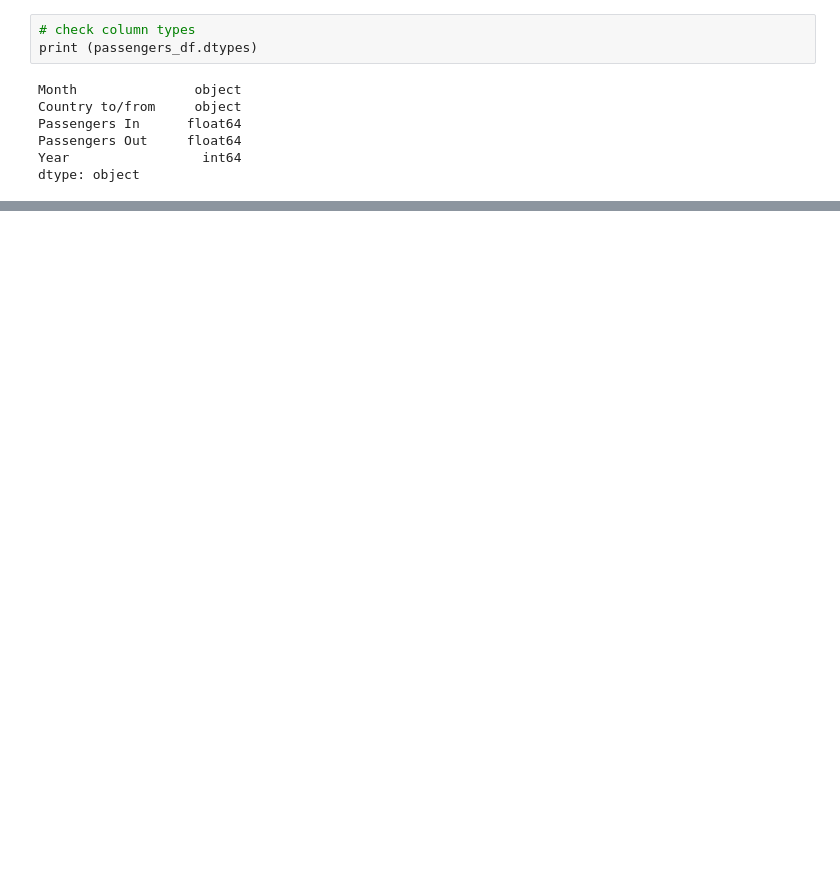
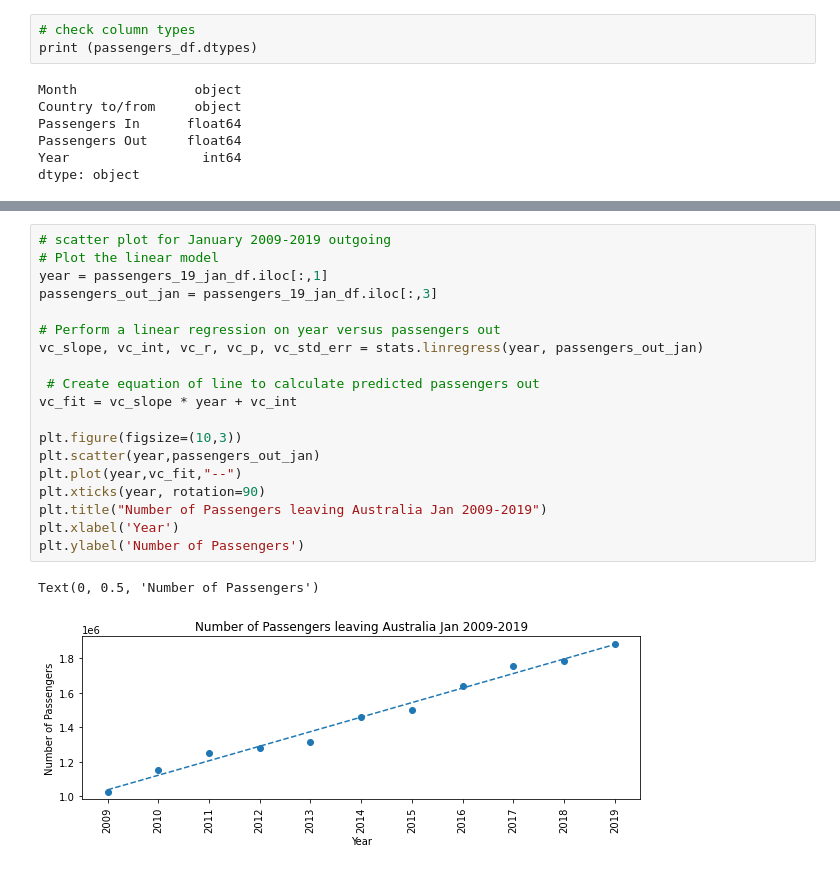
Before and after one commit to dianeyaneza/ebay-espresso, a Jupyter notebook: project_1.ipynb, the cells around one changed output, grey strips where cells are left out. Cells and saved outputs as stored; diff of their text form; blank space fills up the shorter version.

```diff
--- a/project_1.ipynb
+++ b/project_1.ipynb
@@ -640,0 +263,22 @@ Text(0, 0.5, 'Total Passengers In')
+# %%
+# scatter plot for January 2009-2019 outgoing
+# Plot the linear model
+year = passengers_19_jan_df.iloc[:,1]
+passengers_out_jan = passengers_19_jan_df.iloc[:,3]
+
+# Perform a linear regression on year versus passengers out
+vc_slope, vc_int, vc_r, vc_p, vc_std_err = stats.linregress(year, passengers_out_jan)
+
+ # Create equation of line to calculate predicted passengers out
+vc_fit = vc_slope * year + vc_int
+
+plt.figure(figsize=(10,3))
+plt.scatter(year,passengers_out_jan)
+plt.plot(year,vc_fit,"--")
+plt.xticks(year, rotation=90)
+plt.title("Number of Passengers leaving Australia Jan 2009-2019")
+plt.xlabel('Year')
+plt.ylabel('Number of Passengers')
+# %% [output]
+Text(0, 0.5, 'Number of Passengers')
+[figure, added]
```
Also changed, not shown: parts of 113 cells of this notebook.
